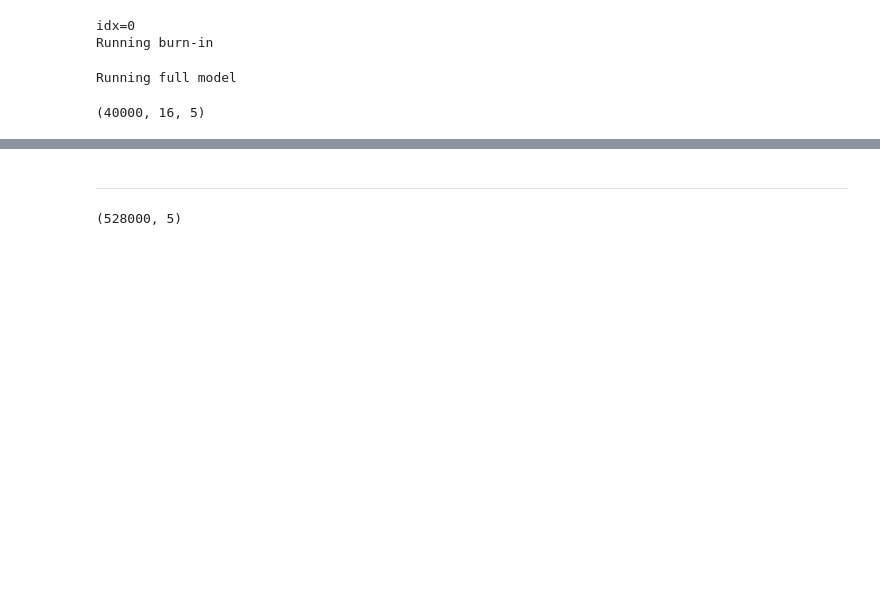
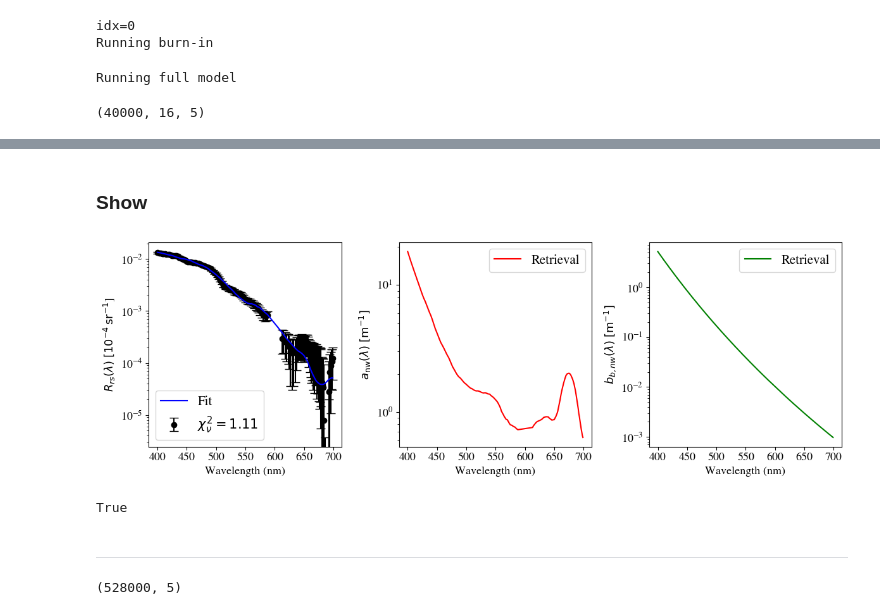
Before and after one commit to ocean-colour/bing, a Jupyter notebook: papers/biomass/Analysis/Fit_PACE.ipynb, the cells around one changed output, grey strips where cells are left out. Saved outputs shown, nothing was run; the diff lists cells and outputs as text; code cells hidden in the pictures; blank space fills up the shorter version.

```diff
--- a/papers/biomass/Analysis/Fit_PACE.ipynb
+++ b/papers/biomass/Analysis/Fit_PACE.ipynb
@@ -165,0 +189,2 @@ ValueError: operands could not be broadcast together with shapes (22,) (172,)
+# %%
+ans, cov, idx = chisq_fit.fit(items[0], models)
@@ -166,3 +199,24 @@ ValueError: operands could not be broadcast together with shapes (22,) (172,)
+# %% [markdown]
+### Show
+# %%
+reload(bing_plotting)
+Chl = 10**ans[-1] / 0.05582
+bing_plotting.show_fits(models, ans,  Chl, None,
+                figsize=(12,4),
+                fontsize=13.,
+                Rrs_true=dict(wave=models[0].wave, spec=ispec, var=isig**2),
+                    log_abb=True,
+
+                   #Rrs_true=dict(wave=df_lee.wave, spec=gordon_Rrs_1),
+                #anw_true=anw_dict, bbnw_true=bbnw_dict,
+                )
+plt.show()
+# %% [output]
+[figure, added]
+# %%
+models[0].uses_Chl
+# %% [output]
+True
 # %% [markdown]
 ----
 # %%
```
Also changed, not shown: parts of 11 cells of this notebook, 1 other file.
